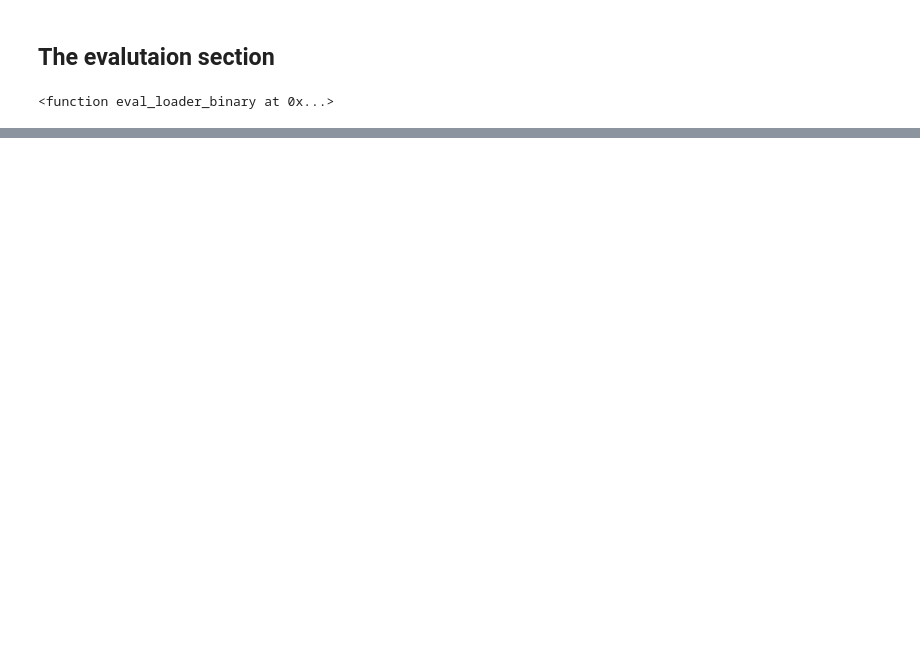
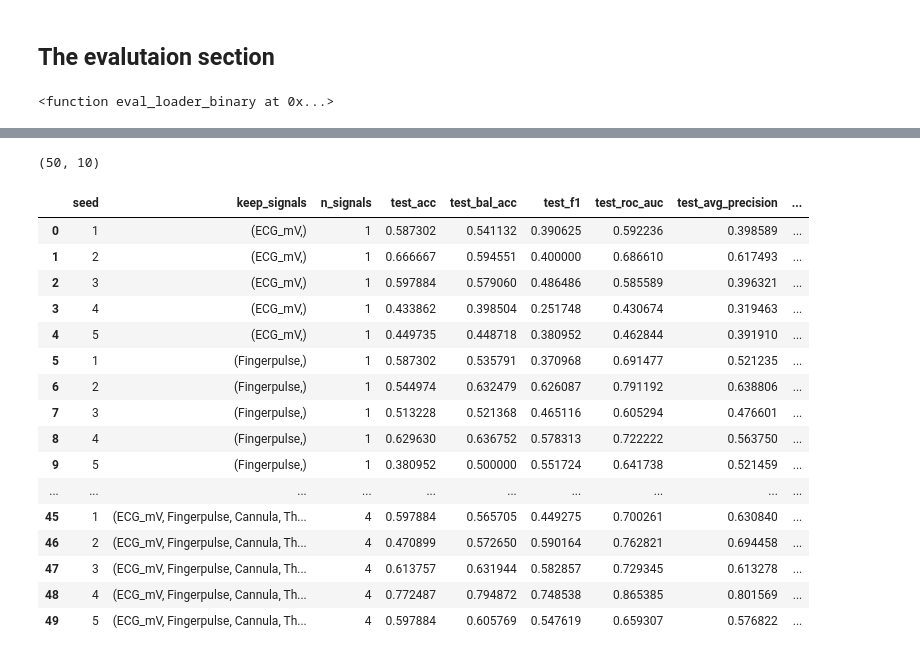
Before and after one commit to sssabere/Modeling_Breathing_Signals-, a Jupyter notebook: study1/Testing_functions_mouth.ipynb, the cells around one changed output, grey strips where cells are left out. Drawn from its saved outputs; the diff is of its cells as text; code cells hidden in the pictures; blank space fills up the shorter version.

Commit message:
mouth update

```diff
--- a/study1/Testing_functions_mouth.ipynb
+++ b/study1/Testing_functions_mouth.ipynb
@@ -480,0 +513,24 @@ NameError: name 'signal_sets' is not defined
+# %%
+df = pd.DataFrame(results)
+df.to_csv("df_mouth_different_Signals.csv", index=False)
+print(df.shape)
+df.head(50)
+# %% [output]
+(50, 10)
+|  | seed | keep_signals | n_signals | test_acc | test_bal_acc | test_f1 | test_roc_auc | test_avg_precision | ... |
+| 0 | 1 | (ECG_mV,) | 1 | 0.587302 | 0.541132 | 0.390625 | 0.592236 | 0.398589 | ... |
+| 1 | 2 | (ECG_mV,) | 1 | 0.666667 | 0.594551 | 0.400000 | 0.686610 | 0.617493 | ... |
+| 2 | 3 | (ECG_mV,) | 1 | 0.597884 | 0.579060 | 0.486486 | 0.585589 | 0.396321 | ... |
+| 3 | 4 | (ECG_mV,) | 1 | 0.433862 | 0.398504 | 0.251748 | 0.430674 | 0.319463 | ... |
+| 4 | 5 | (ECG_mV,) | 1 | 0.449735 | 0.448718 | 0.380952 | 0.462844 | 0.391910 | ... |
+| 5 | 1 | (Fingerpulse,) | 1 | 0.587302 | 0.535791 | 0.370968 | 0.691477 | 0.521235 | ... |
+| 6 | 2 | (Fingerpulse,) | 1 | 0.544974 | 0.632479 | 0.626087 | 0.791192 | 0.638806 | ... |
+| 7 | 3 | (Fingerpulse,) | 1 | 0.513228 | 0.521368 | 0.465116 | 0.605294 | 0.476601 | ... |
+| 8 | 4 | (Fingerpulse,) | 1 | 0.629630 | 0.636752 | 0.578313 | 0.722222 | 0.563750 | ... |
+| 9 | 5 | (Fingerpulse,) | 1 | 0.380952 | 0.500000 | 0.551724 | 0.641738 | 0.521459 | ... |
+| ... | ... | ... | ... | ... | ... | ... | ... | ... | ... |
+| 45 | 1 | (ECG_mV, Fingerpulse, Cannula, Th... | 4 | 0.597884 | 0.565705 | 0.449275 | 0.700261 | 0.630840 | ... |
+| 46 | 2 | (ECG_mV, Fingerpulse, Cannula, Th... | 4 | 0.470899 | 0.572650 | 0.590164 | 0.762821 | 0.694458 | ... |
+| 47 | 3 | (ECG_mV, Fingerpulse, Cannula, Th... | 4 | 0.613757 | 0.631944 | 0.582857 | 0.729345 | 0.613278 | ... |
+| 48 | 4 | (ECG_mV, Fingerpulse, Cannula, Th... | 4 | 0.772487 | 0.794872 | 0.748538 | 0.865385 | 0.801569 | ... |
+| 49 | 5 | (ECG_mV, Fingerpulse, Cannula, Th... | 4 | 0.597884 | 0.605769 | 0.547619 | 0.659307 | 0.576822 | ... |
```
Also changed, not shown: parts of 6 cells of this notebook.
